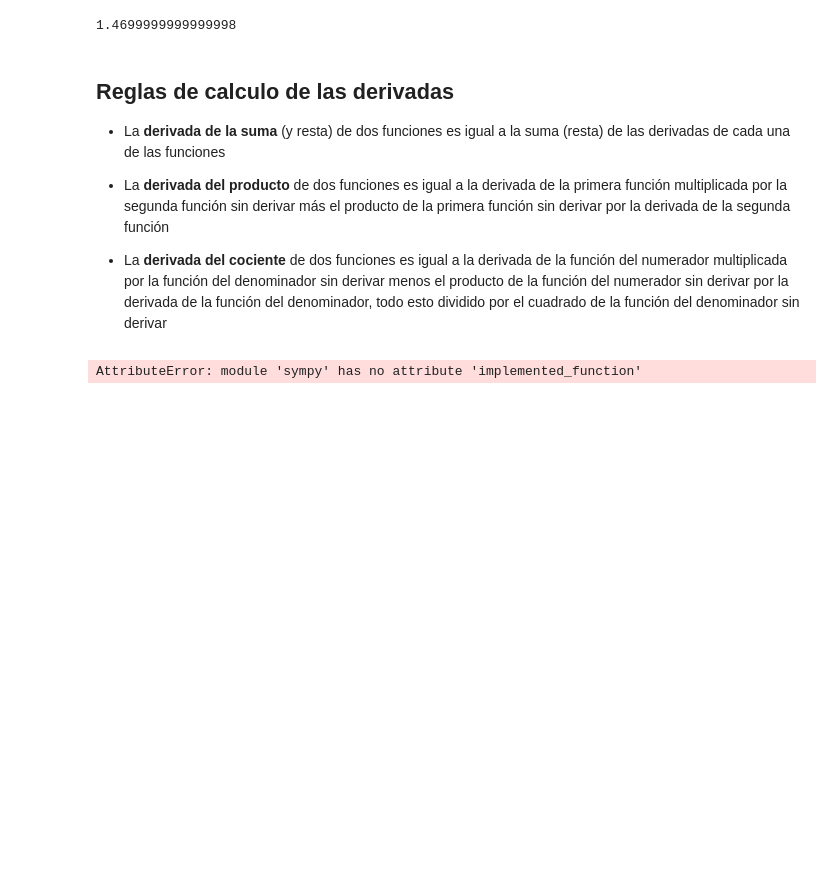
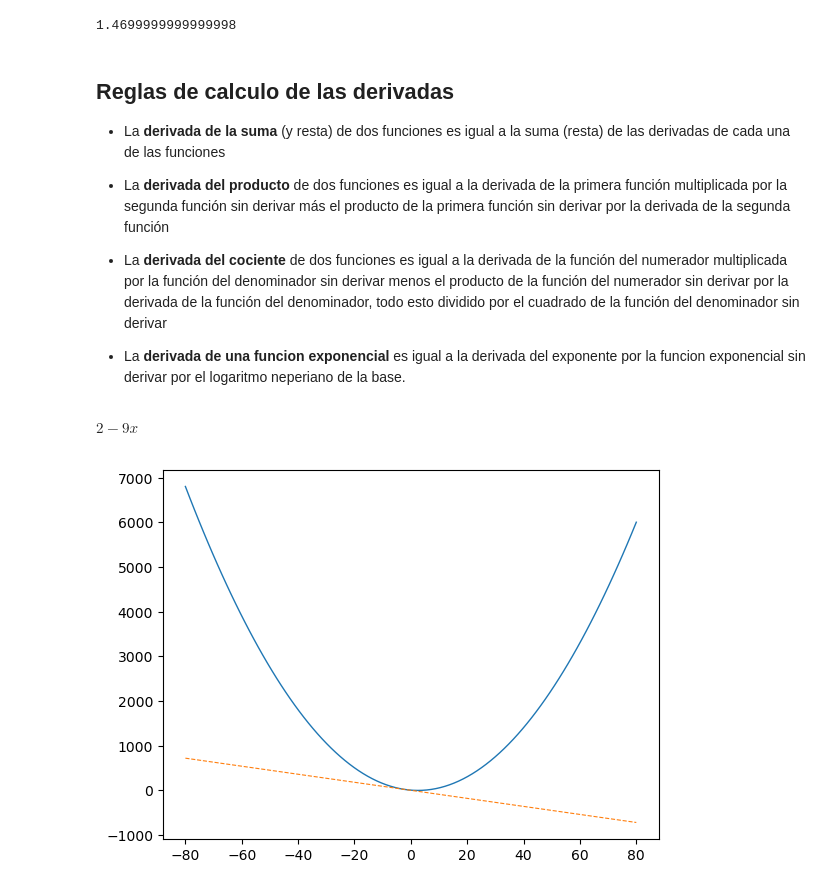
Before and after one commit to JAlesUOC/Iniciaci-nALasMatematicasParaLaIngenieria, a Jupyter notebook: Files/Tema 11/tema 11 Derivación de funciones.ipynb, the cells around one changed output. Cells and saved outputs as stored; diff of their text form; code cells hidden in the pictures; blank space fills up the shorter version.

```diff
--- a/Files/Tema 11/tema 11 Derivación de funciones.ipynb
+++ b/Files/Tema 11/tema 11 Derivación de funciones.ipynb
@@ -179,7 +200,35 @@ $\displaystyle \text{La derivada es la misma para valores con el mismo valor abs
 - La **derivada del producto** de dos funciones es igual a la derivada de la primera función multiplicada por la segunda función sin derivar más el producto de la primera función sin derivar por la derivada de la segunda función
 
 - La **derivada del cociente** de dos funciones es igual a la derivada de la función del numerador multiplicada por la función del denominador sin derivar menos el producto de la función del numerador sin derivar por la derivada de la función del denominador, todo esto dividido por el cuadrado de la función del denominador sin derivar
+
+- La **derivada de una funcion exponencial** es igual a la derivada del exponente por la funcion exponencial sin derivar por el logaritmo neperiano de la base.
-# %%
-f = sp.implemented_function('f', lambda x:x+1)
-# %% [output]
-AttributeError: module 'sympy' has no attribute 'implemented_function'
+# %%
+# Dibujando la tangente de una funcion que pasa por un punto x=-2
+# Dada la parabola
+exp = x**2-5*x+6
+f = sp.lambdify(x,exp)
+
+exp_dx= sp.diff(exp)
+f_dx = sp.lambdify(x,exp_dx)
+
+# coordenadas del punto
+pto_x = -2
+pto_y = f(pto_x)
+
+# Hallamos la pendiente
+pendiente = f_dx(-2)
+
+# Aplicamos la fórmula de la ecuación lineal y-y_0=pendiente(x-x_0) => y = [pendiente(x-x_0)]-y_0
+tan = (pendiente*(x-(-2)))+pto_y
+t = sp.lambdify(x, tan)
+x_ = np.linspace(-80,80, 100)
+
+fig, ax = plt.subplots()
+
+ax.plot(x_, f(x_),linewidth=1)
+ax.plot(x_, t(x_), linestyle='--', linewidth=.8)
+
+tan
+# %% [output]
+$\displaystyle 2 - 9 x$
+[figure, added]
```
Also changed, not shown: parts of 11 cells of this notebook.
